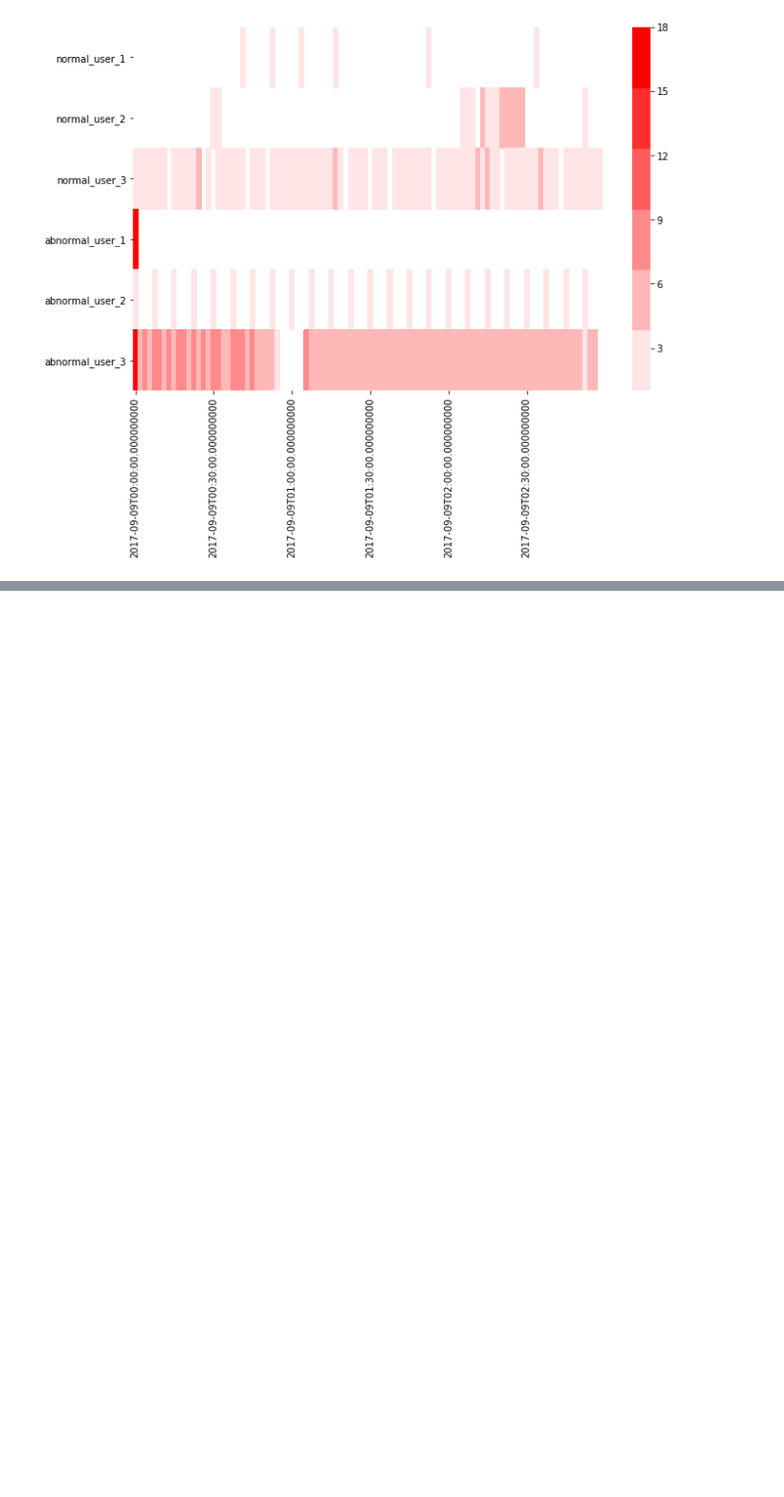
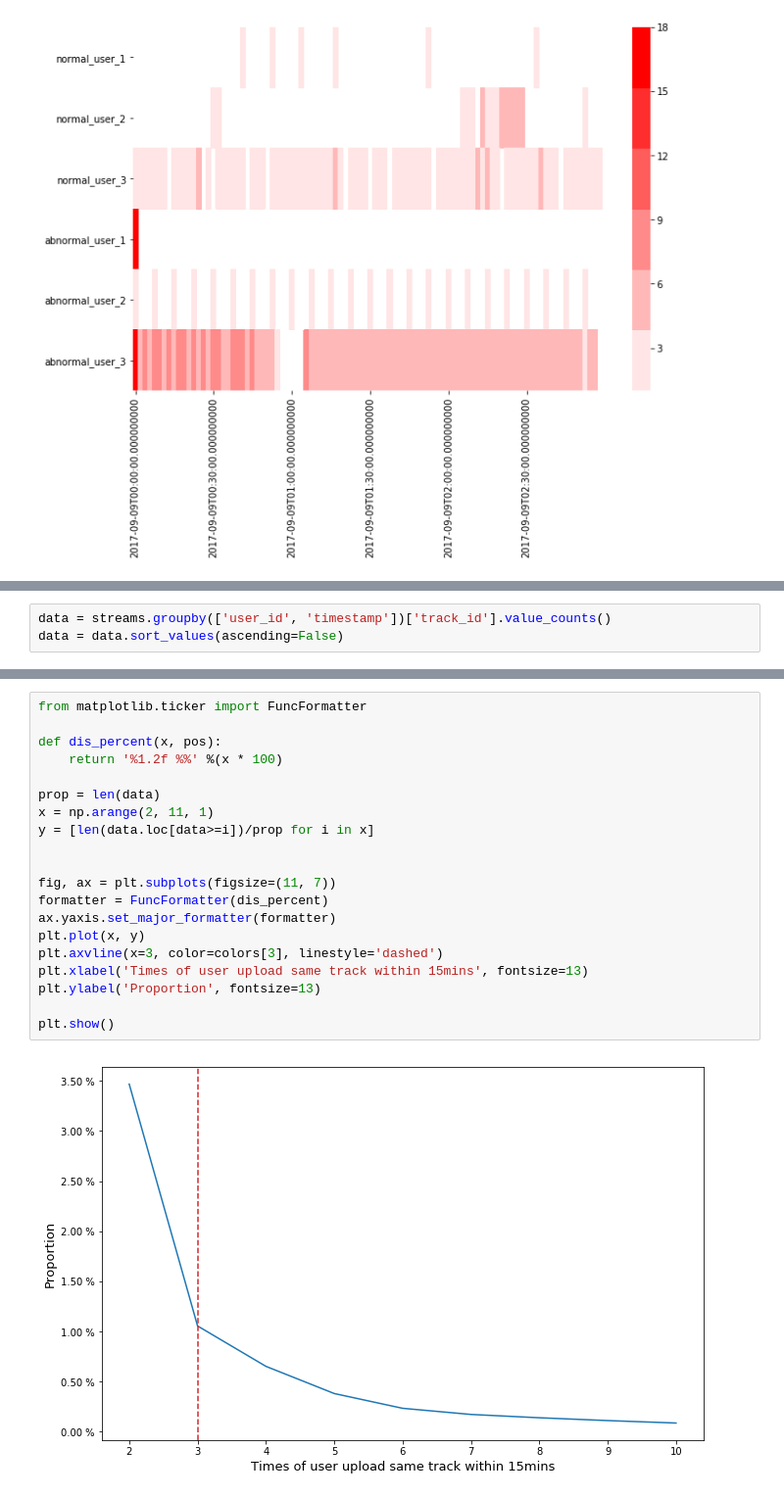
Before and after one commit to Trudie/Streaming_Fault_Detection, a Jupyter notebook: EDA.ipynb, the cells around one changed output, grey strips where cells are left out. Shown at 98% size. Drawn from its saved outputs; the diff is of its cells as text; blank space fills up the shorter version.

```diff
--- a/EDA.ipynb
+++ b/EDA.ipynb
@@ -103,0 +163,3 @@ plt.show()
+# %%
+data = streams.groupby(['user_id', 'timestamp'])['track_id'].value_counts()
+data = data.sort_values(ascending=False)
@@ -103,0 +176,22 @@ plt.show()
+# %%
+from matplotlib.ticker import FuncFormatter
+
+def dis_percent(x, pos):
+    return '%1.2f %%' %(x * 100)
+
+prop = len(data)
+x = np.arange(2, 11, 1)
+y = [len(data.loc[data>=i])/prop for i in x]
+
+
+fig, ax = plt.subplots(figsize=(11, 7))
+formatter = FuncFormatter(dis_percent)
+ax.yaxis.set_major_formatter(formatter)
+plt.plot(x, y)
+plt.axvline(x=3, color=colors[3], linestyle='dashed')
+plt.xlabel('Times of user upload same track within 15mins', fontsize=13)
+plt.ylabel('Proportion', fontsize=13)
+
+plt.show()
+# %% [output]
+[figure, added]
```
Also changed, not shown: parts of 30 cells of this notebook.
